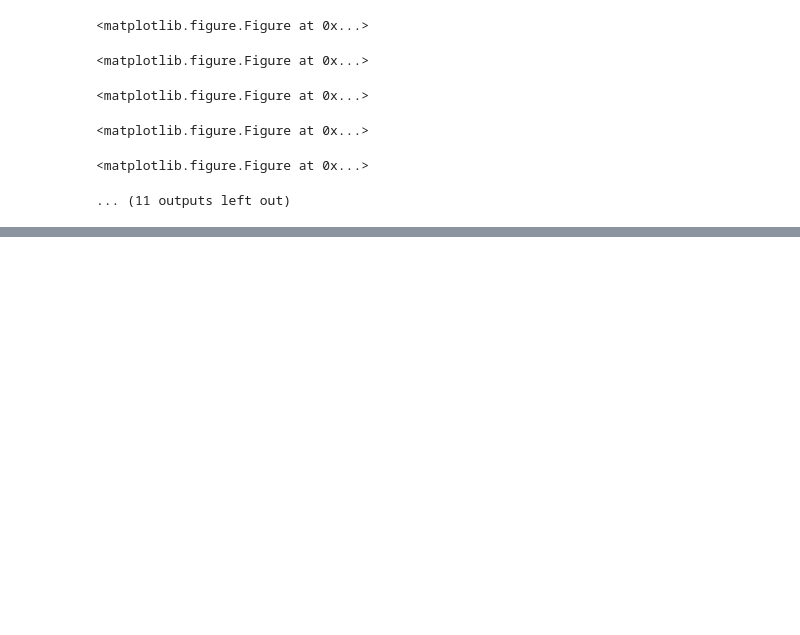
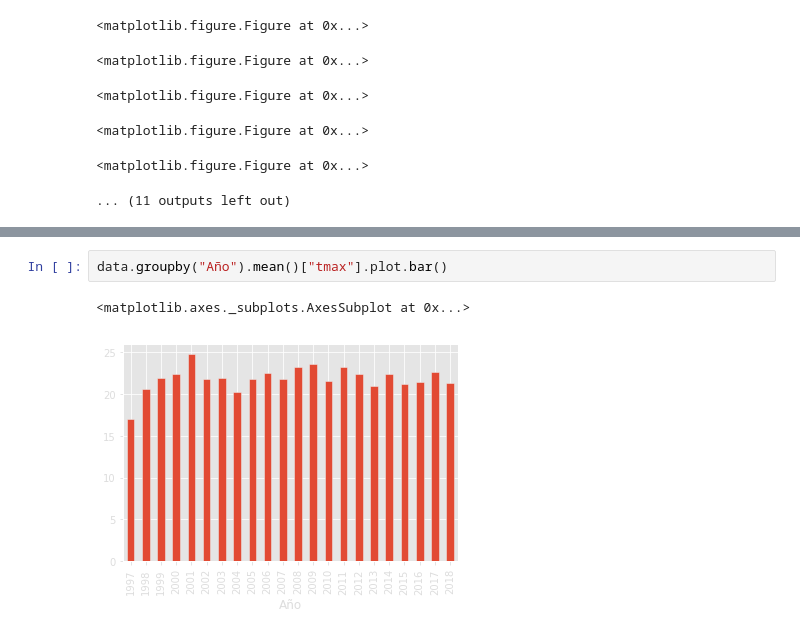
Before and after one commit to jorgemauricio/analisisInvierno, a Jupyter notebook: analisisInvierno_2.ipynb, the cells around one changed output, grey strips where cells are left out. Drawn from its saved outputs; the diff is of its cells as text; blank space fills up the shorter version.

Commit message:
agregar análisis de tmax

```diff
--- a/analisisInvierno_2.ipynb
+++ b/analisisInvierno_2.ipynb
@@ -272,0 +305,5 @@ for i in dataA['Año'].unique():
+# %%
+data.groupby("Año").mean()["tmax"].plot.bar()
+# %% [output]
+<matplotlib.axes._subplots.AxesSubplot at 0x...>
+[figure, added]
```
Also changed, not shown: parts of 16 cells of this notebook, 44 other files.
